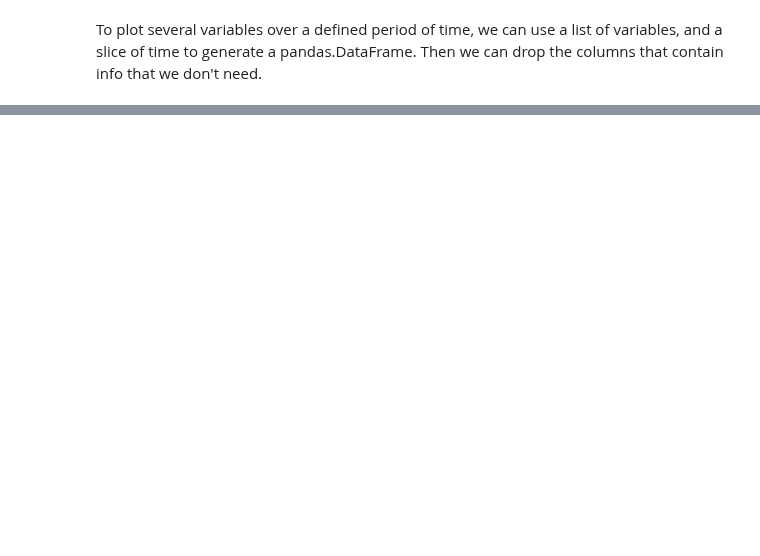
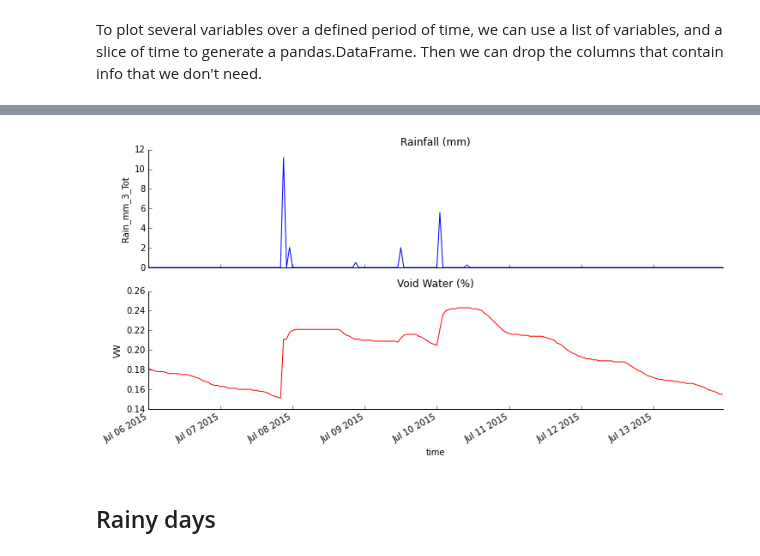
Before and after one commit to jsignell/intro-to-netcdf, a Jupyter notebook: Intro to Python.ipynb, the cells around one changed output, grey strips where cells are left out. Saved outputs shown, nothing was run; the diff lists cells and outputs as text; code cells hidden in the pictures; blank space fills up the shorter version.

Commit message:
find rainy days, find rainy on wet soil

```diff
--- a/Intro to Python.ipynb
+++ b/Intro to Python.ipynb
@@ -71,0 +84,23 @@ df.plot(secondary_y='VW')
+# %%
+fig, axes = plt.subplots(ncols=1, nrows=2, figsize=(12,6), sharex=True)
+variables = ['Rain_mm_3_Tot', 'VW']
+titles = ['Rainfall (mm)', 'Void Water (%)']
+colors = ['b','r']
+
+for var, ax, title, c in zip(variables, axes, titles, colors):
+    vars_for_a_week[var].plot(ax=ax, c=c)
+    ax.set_title(title)
+
+    # Hide the right and top spines
+    ax.spines['right'].set_visible(False)
+    ax.spines['top'].set_visible(False)
+
+    # Only show ticks on the left and bottom spines
+    ax.yaxis.set_ticks_position('left')
+    ax.xaxis.set_ticks_position('bottom')
+
+plt.show()
+# %% [output]
+[figure, added]
+# %% [markdown]
+## Rainy days
```
Also changed, not shown: parts of 14 cells of this notebook.
